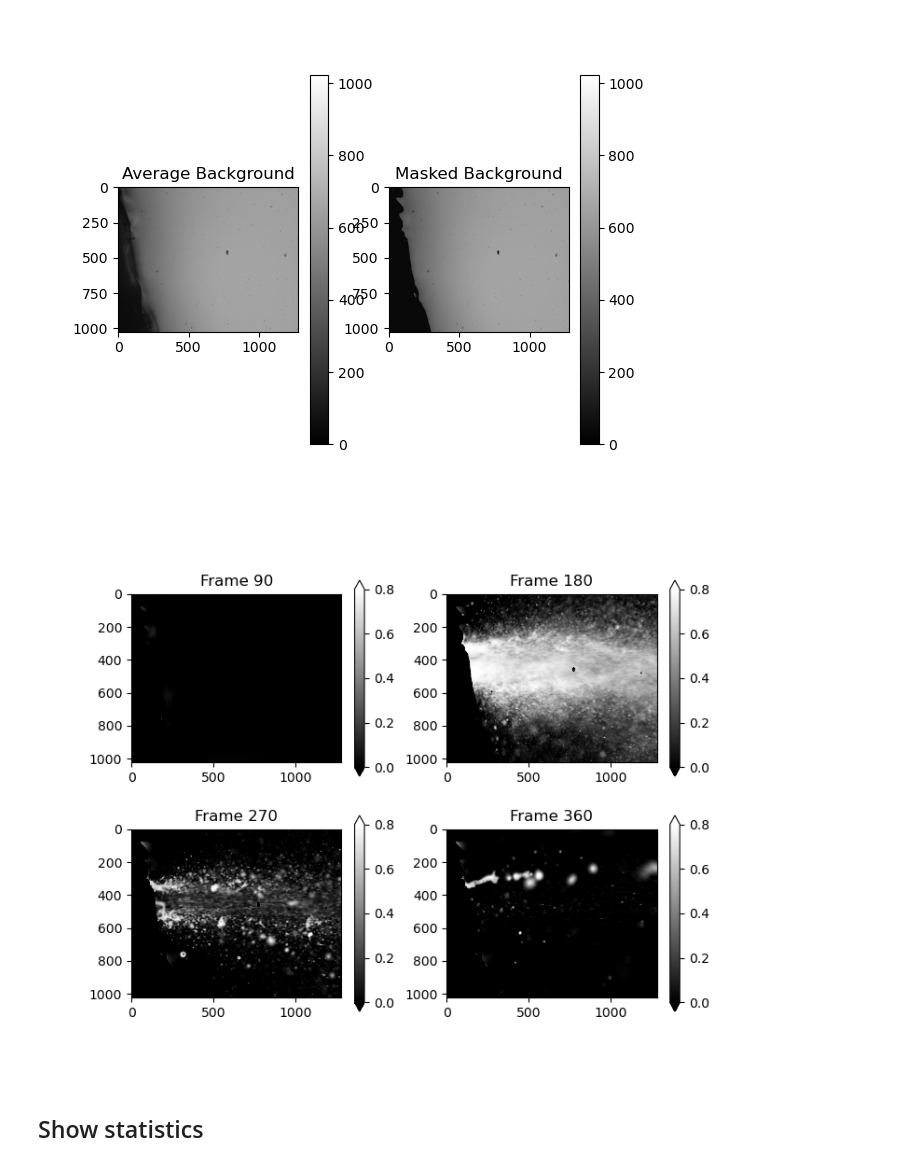
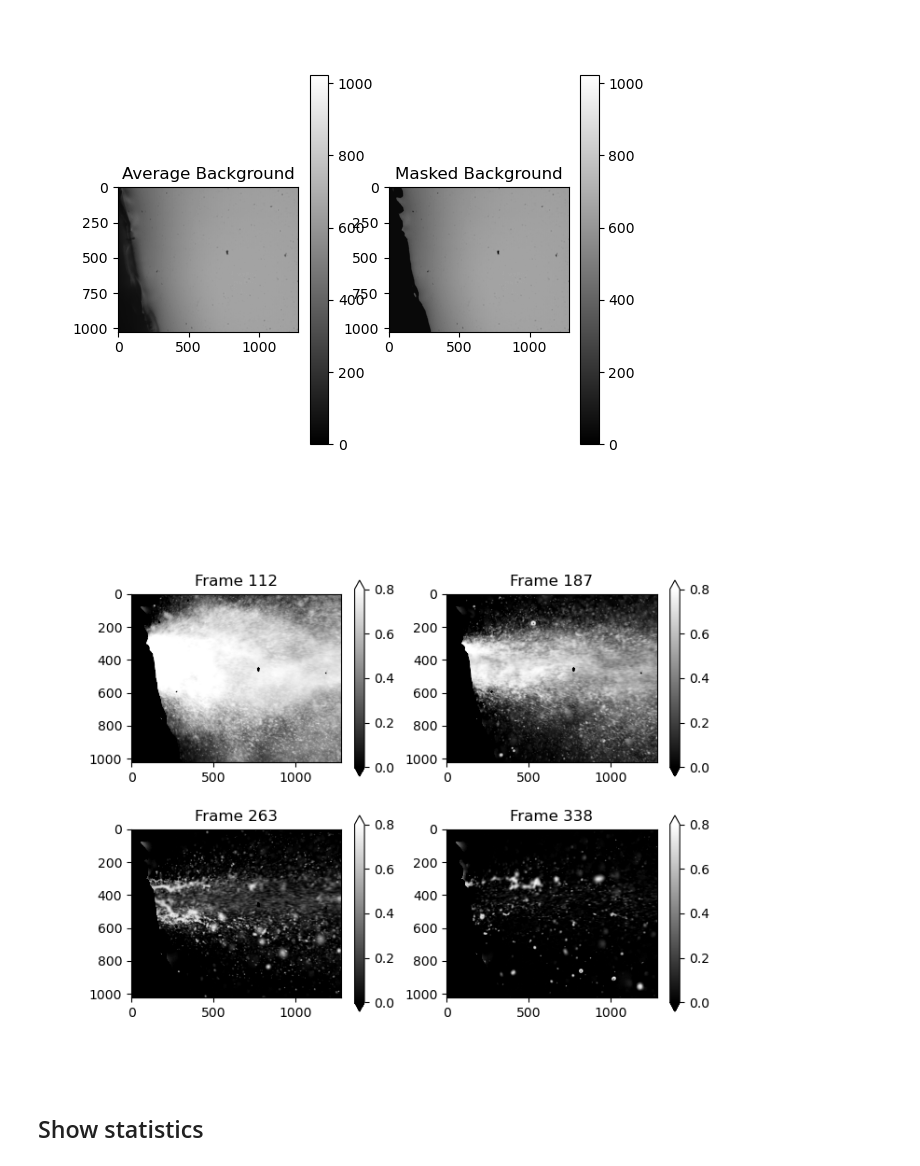
Before and after one commit to djorlando24/jupyterNotebooks, a Jupyter notebook: Research/PMDI/2024_10xMicroscopyPMDI.ipynb, the cells around one changed output. Saved outputs shown, nothing was run; the diff lists cells and outputs as text; code cells hidden in the pictures.

```diff
--- a/Research/PMDI/2024_10xMicroscopyPMDI.ipynb
+++ b/Research/PMDI/2024_10xMicroscopyPMDI.ipynb
@@ -110,14 +110,14 @@ Inorm = 1 - I.arr[sprayPeriod[0]:sprayPeriod[1],...] / avgBkgndMask
 # %%
 # Plot samples
 fig=plt.figure(figsize=(8,6)); i=0
-for n in np.linspace(Inorm.shape[0]*0.2,Inorm.shape[0]*0.8,4):
+for n in np.linspace(Inorm.shape[0]*0.25,Inorm.shape[0]*0.75,4):
     ax=fig.add_subplot(221+i)
     p=ax.imshow(Inorm[int(n),...],cmap='gray',vmin=0,vmax=0.8)
     plt.colorbar(p,extend='both')
     plt.title('Frame %i' % n)
     i+=1
 # %% [output]
-[figure, old version]
+[figure, new version]
 # %% [markdown]
 ## Show statistics
 # %%
```
Also changed, not shown: parts of 2 cells of this notebook, 13 other files.
